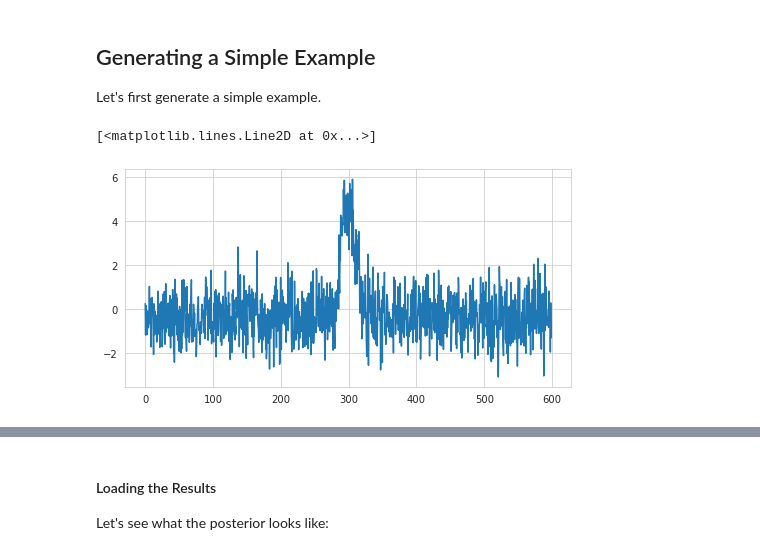
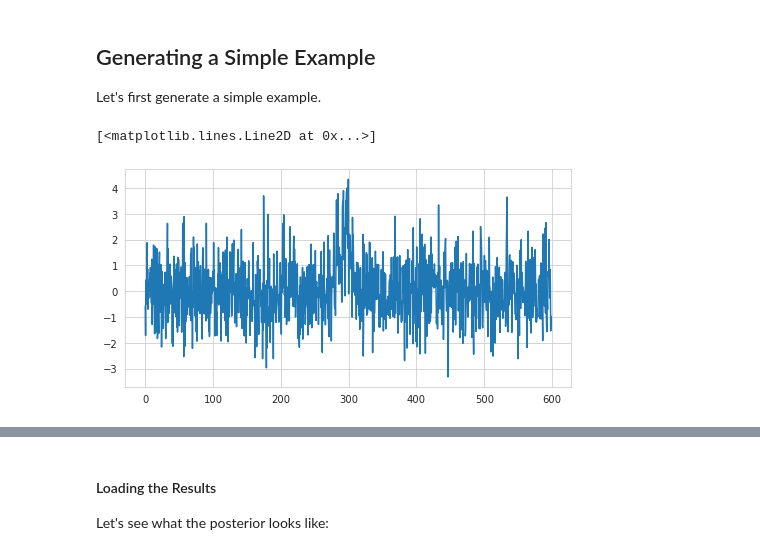
Before and after one commit to MHoogkamer/magnetron2_FRB, a Jupyter notebook: notebooks/ExploreOutput.ipynb, the cells around one changed output, grey strips where cells are left out. Drawn from its saved outputs; the diff is of its cells as text; code cells hidden in the pictures.

```diff
--- a/notebooks/ExploreOutput.ipynb
+++ b/notebooks/ExploreOutput.ipynb
@@ -45,16 +41,16 @@ def twoexp(time, theta):
 
     return y
 # %%
-# Test data from Jason
+# Test data from Jason: lot's of substructure
 path = "/mnt/c/Users/Mariska Hoogkamer/Documents/UvA/FRBs/burst_profiles_M81R_Jan14-Mar17/data1/kenzie/M81_monitoring/bursts/numpy_profiles/"
-data_test = np.load(path + "B1_Mar17_profile.npy") # Jansky (spectral flux density)
+data_test = np.load(path + "B3_Jan14_profile.npy") # Jansky (spectral flux density)
 
 dt = 0.512 #5.12us resolution (except B2 on Jan 14 and B1,B2 on Feb21 which are all 40.96us resolution)
 time = np.arange(0, dt*len(data_test), dt)
 
 fig, ax = plt.subplots(1, 1, figsize=(8,4))
 
 ax.plot(time, data_test)
 # %% [output]
 [<matplotlib.lines.Line2D at 0x...>]
-[figure, old version]
+[figure, new version]
```
Also changed, not shown: parts of 20 cells of this notebook, 2 other files.
